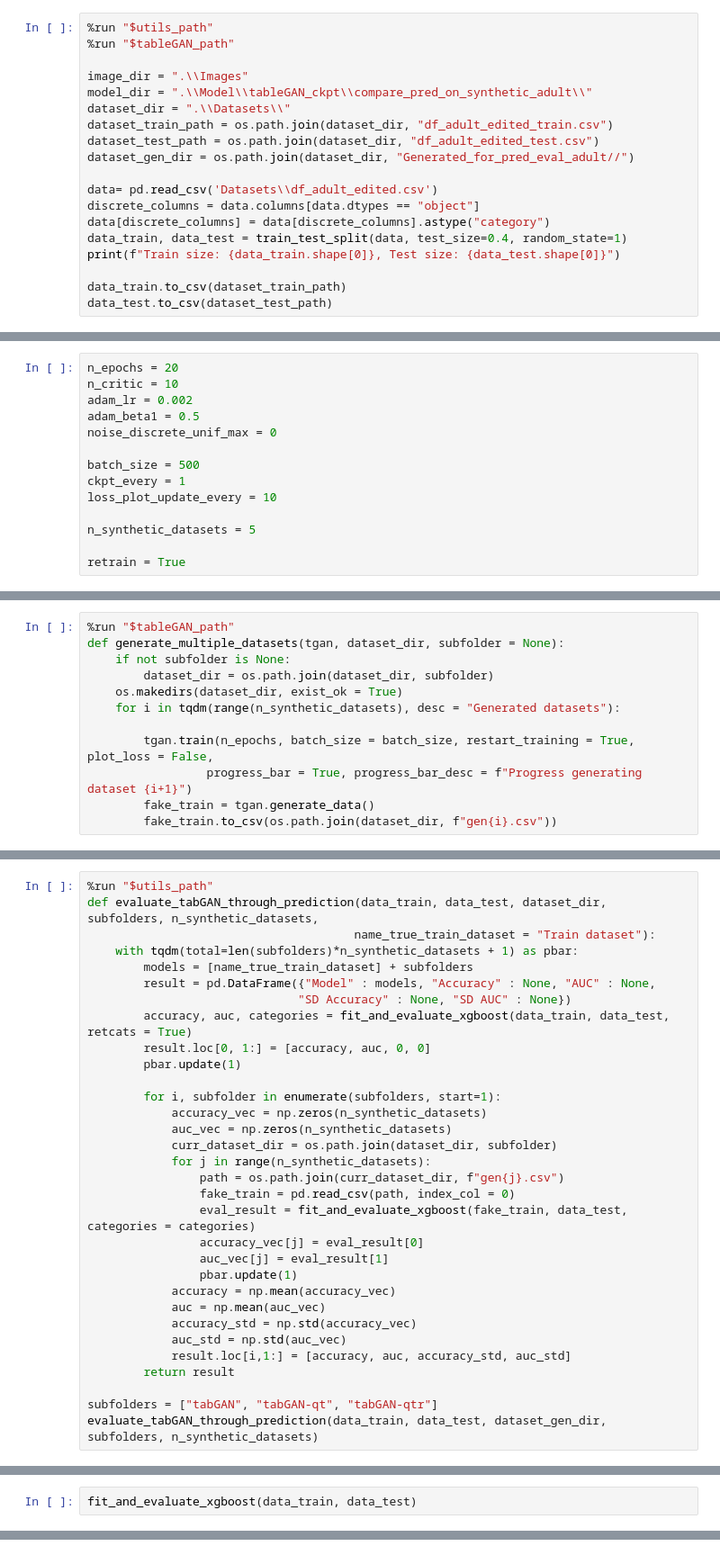
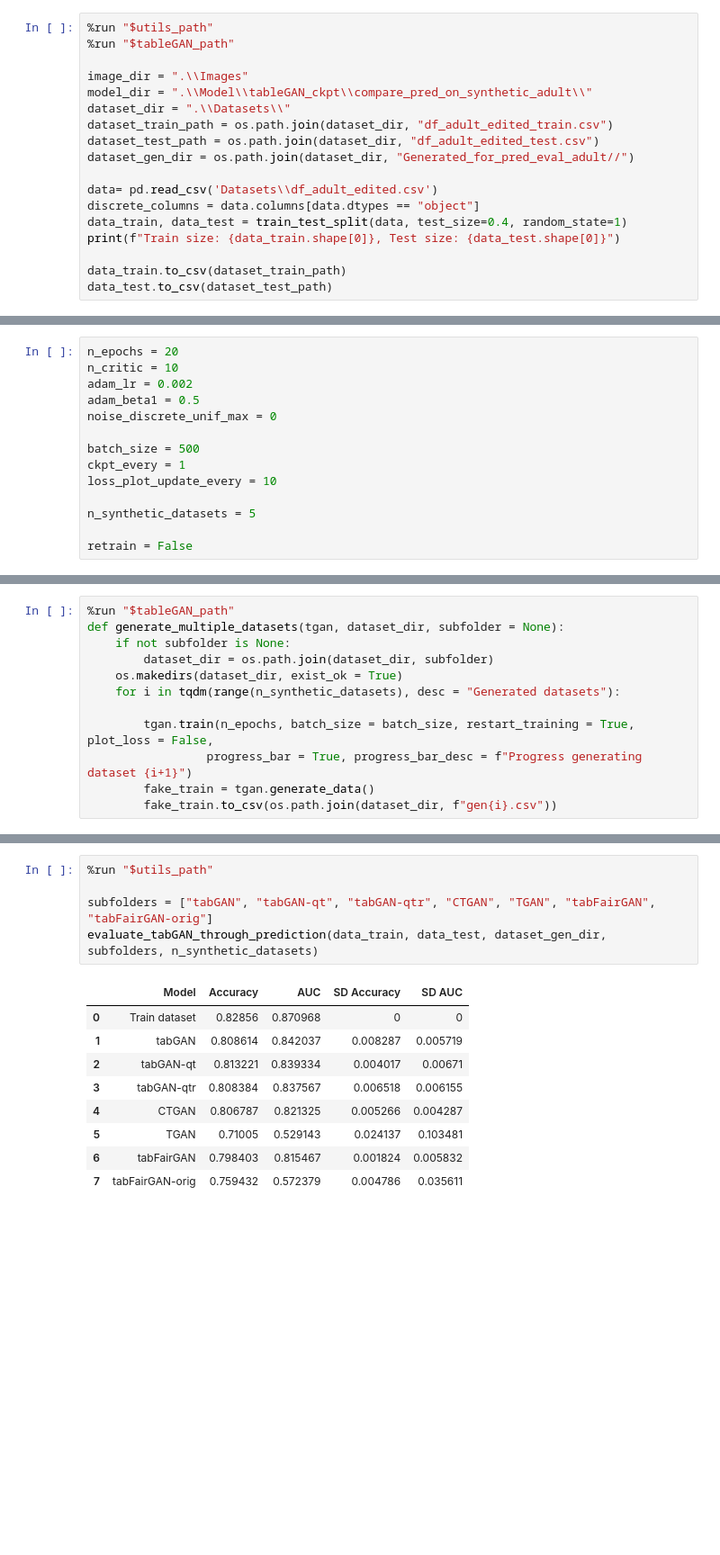
Before and after one commit to ArneRustad/Master-thesis-cf, a Jupyter notebook: tableGAN_compare_prediction_on_synthetic_adult.ipynb, the cells around one changed output, grey strips where cells are left out. Shown at 90% size. Cells and saved outputs as stored; diff of their text form; blank space fills up the shorter version.

```diff
--- a/tableGAN_compare_prediction_on_synthetic_adult.ipynb
+++ b/tableGAN_compare_prediction_on_synthetic_adult.ipynb
@@ -17,7 +17,6 @@ dataset_gen_dir = os.path.join(dataset_dir, "Generated_for_pred_eval_adult//")
 
 data= pd.read_csv('Datasets\\df_adult_edited.csv')
 discrete_columns = data.columns[data.dtypes == "object"]
-data[discrete_columns] = data[discrete_columns].astype("category")
 data_train, data_test = train_test_split(data, test_size=0.4, random_state=1)
 print(f"Train size: {data_train.shape[0]}, Test size: {data_test.shape[0]}")
 
@@ -39,7 +37,7 @@ loss_plot_update_every = 10
 
 n_synthetic_datasets = 5
 
-retrain = True
+retrain = False
 # %%
 %run "$tableGAN_path"
 tg = TableGAN(data, n_critic = n_critic, adam_lr = adam_lr, adam_beta1 = adam_beta1,
@@ -101,32 +85,0 @@ dtype: object
-# %%
-%run "$utils_path"
-def evaluate_tabGAN_through_prediction(data_train, data_test, dataset_dir, subfolders, n_synthetic_datasets,
-                                      name_true_train_dataset = "Train dataset"):
-    with tqdm(total=len(subfolders)*n_synthetic_datasets + 1) as pbar:
-        models = [name_true_train_dataset] + subfolders
-        result = pd.DataFrame({"Model" : models, "Accuracy" : None, "AUC" : None,
-                              "SD Accuracy" : None, "SD AUC" : None})
-        accuracy, auc, categories = fit_and_evaluate_xgboost(data_train, data_test, retcats = True)
-        result.loc[0, 1:] = [accuracy, auc, 0, 0]
-        pbar.update(1)
-
-        for i, subfolder in enumerate(subfolders, start=1):
-            accuracy_vec = np.zeros(n_synthetic_datasets)
-            auc_vec = np.zeros(n_synthetic_datasets)
-            curr_dataset_dir = os.path.join(dataset_dir, subfolder)
-            for j in range(n_synthetic_datasets):
-                path = os.path.join(curr_dataset_dir, f"gen{j}.csv")
-                fake_train = pd.read_csv(path, index_col = 0)
-                eval_result = fit_and_evaluate_xgboost(fake_train, data_test, categories = categories)
-                accuracy_vec[j] = eval_result[0]
-                auc_vec[j] = eval_result[1]
-                pbar.update(1)
-            accuracy = np.mean(accuracy_vec)
-            auc = np.mean(auc_vec)
-            accuracy_std = np.std(accuracy_vec)
-            auc_std = np.std(auc_vec)
-            result.loc[i,1:] = [accuracy, auc, accuracy_std, auc_std]
-        return result
-
-subfolders = ["tabGAN", "tabGAN-qt", "tabGAN-qtr"]
-evaluate_tabGAN_through_prediction(data_train, data_test, dataset_gen_dir, subfolders, n_synthetic_datasets)
@@ -139,2 +85,0 @@ evaluate_tabGAN_through_prediction(data_train, data_test, dataset_gen_dir, subfo
-# %%
-fit_and_evaluate_xgboost(data_train, data_test)
@@ -152,3 +86,18 @@ array([[9.6925890e-01, 3.0741094e-02],
+# %%
+%run "$utils_path"
+
+subfolders = ["tabGAN", "tabGAN-qt", "tabGAN-qtr", "CTGAN", "TGAN", "tabFairGAN", "tabFairGAN-orig"]
+evaluate_tabGAN_through_prediction(data_train, data_test, dataset_gen_dir, subfolders, n_synthetic_datasets)
+# %% [output]
+|  | Model | Accuracy | AUC | SD Accuracy | SD AUC |
+| 0 | Train dataset | 0.82856 | 0.870968 | 0 | 0 |
+| 1 | tabGAN | 0.808614 | 0.842037 | 0.008287 | 0.005719 |
+| 2 | tabGAN-qt | 0.813221 | 0.839334 | 0.004017 | 0.00671 |
+| 3 | tabGAN-qtr | 0.808384 | 0.837567 | 0.006518 | 0.006155 |
+| 4 | CTGAN | 0.806787 | 0.821325 | 0.005266 | 0.004287 |
+| 5 | TGAN | 0.71005 | 0.529143 | 0.024137 | 0.103481 |
+| 6 | tabFairGAN | 0.798403 | 0.815467 | 0.001824 | 0.005832 |
+| 7 | tabFairGAN-orig | 0.759432 | 0.572379 | 0.004786 | 0.035611 |
 # %%
 def modelfit(alg, dtrain, predictors,useTrainCV=True, cv_folds=5, early_stopping_rounds=50):
 
```
Also changed, not shown: parts of 9 cells of this notebook, 7 other files.
